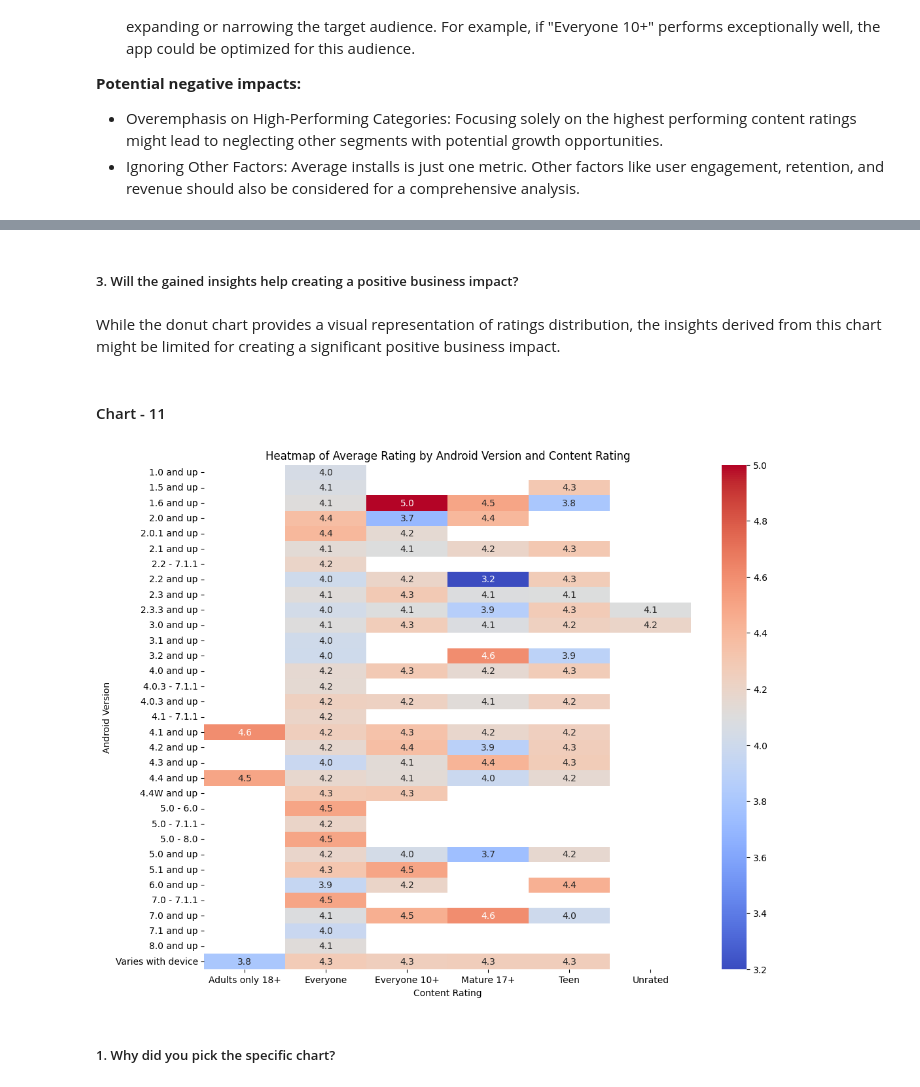
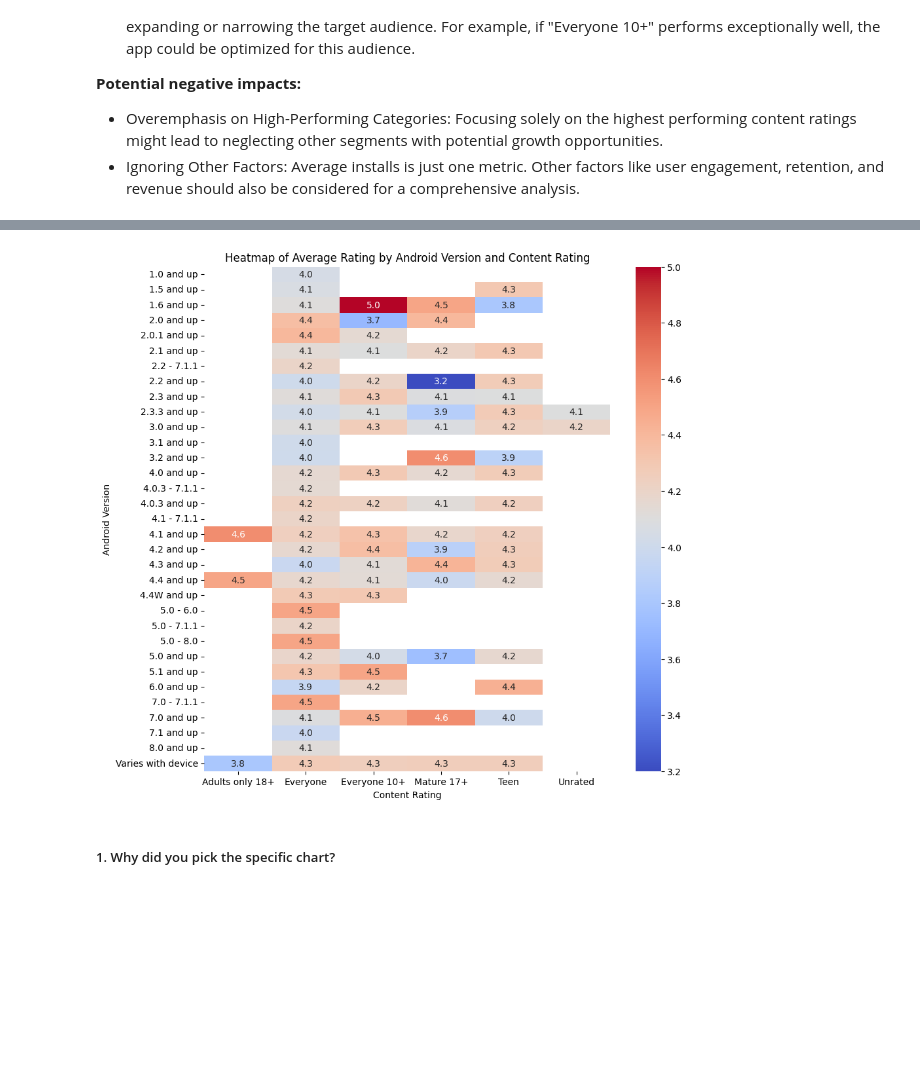
Before and after one commit to kush-agra-soni/3_play_store_eda, a Jupyter notebook: main.ipynb, the cells around one changed output, grey strips where cells are left out. Saved outputs shown, nothing was run; the diff lists cells and outputs as text; code cells hidden in the pictures; blank space fills up the shorter version.

```diff
--- a/main.ipynb
+++ b/main.ipynb
@@ -1341,26 +1270,20 @@ The donut chart reveals the following insights:
-# %% [markdown]
-##### 3. Will the gained insights help creating a positive business impact?
-# %% [markdown]
-While the donut chart provides a visual representation of ratings distribution, the insights derived from this chart might be limited for creating a significant positive business impact.
-# %% [markdown]
-#### Chart - 11
 # %%
-# Chart - 11 visualization code
+# Chart - 9 visualization code
 # Load the dataset
 df = pd.read_csv('final_playstore_data.csv')
 
 # Pivot Table: Average Rating by Android Version and Content Rating
 heatmap_data = df.pivot_table(index='Android Ver', columns='Content Rating', values='Rating', aggfunc='mean')
 
 # Heatmap: Average Rating by Android Version and Content Rating
-plt.figure(figsize=(12, 10))
+plt.figure(figsize=(10, 10))
 sns.heatmap(heatmap_data, cmap='coolwarm', annot=True, fmt='.1f')
 plt.title('Heatmap of Average Rating by Android Version and Content Rating')
 plt.xlabel('Content Rating')
 plt.ylabel('Android Version')
 plt.show()
 # %% [output]
-[figure, old version]
+[figure, new version]
 # %% [markdown]
 ##### 1. Why did you pick the specific chart?
 # %% [markdown]
```
Also changed, not shown: parts of 48 cells of this notebook.
